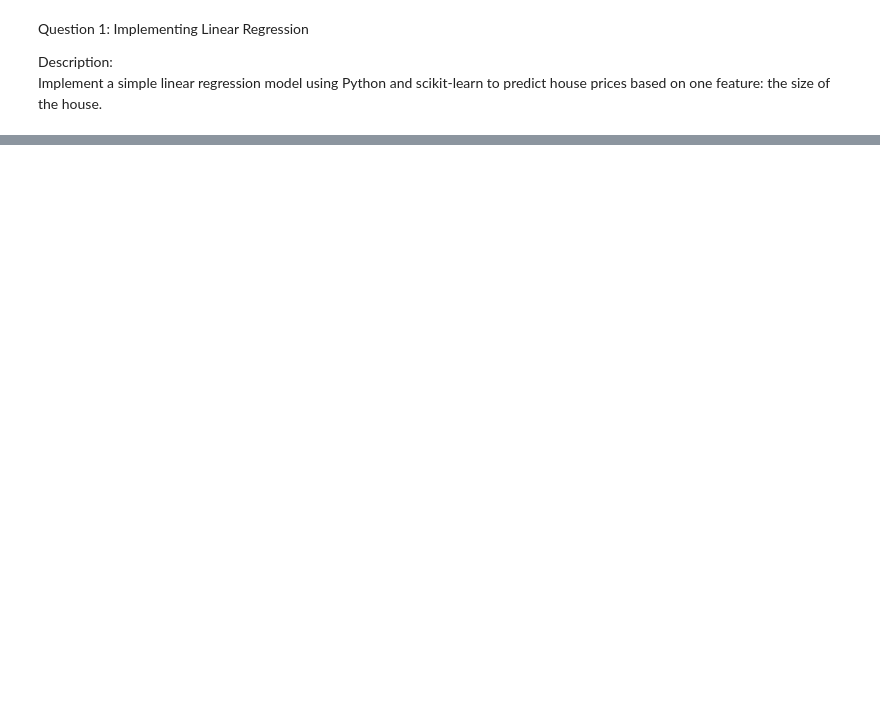
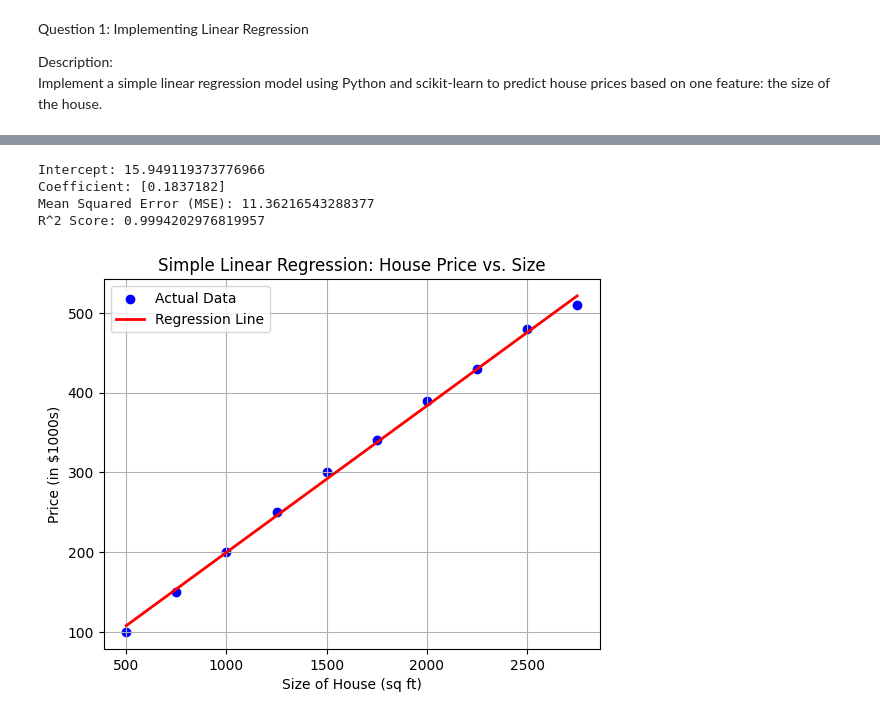
Before and after one commit to yuvaraj056/AI---ML, a Jupyter notebook: src/Module 5/Introduction to Supervised Learning & Regression/q1.ipynb, the cells around one changed output, grey strips where cells are left out. Cells and saved outputs as stored; diff of their text form; code cells hidden in the pictures; blank space fills up the shorter version.

Commit message:
Implement simple linear regression model using scikit-learn to predict house prices

```diff
--- a/src/Module 5/Introduction to Supervised Learning & Regression/q1.ipynb
+++ b/src/Module 5/Introduction to Supervised Learning & Regression/q1.ipynb
@@ -65,0 +6,45 @@ R-Squared Score: -0.00
+# %%
+# Import required libraries
+import numpy as np
+import matplotlib.pyplot as plt
+from sklearn.linear_model import LinearRegression
+from sklearn.model_selection import train_test_split
+from sklearn.metrics import mean_squared_error, r2_score
+
+# Dataset: House size (sq ft) and price (in $1000s)
+X = np.array([500, 750, 1000, 1250, 1500, 1750, 2000, 2250, 2500, 2750]).reshape(-1, 1)
+y = np.array([100, 150, 200, 250, 300, 340, 390, 430, 480, 510])
+
+# Split the data into training and test sets (80% train, 20% test)
+X_train, X_test, y_train, y_test = train_test_split(X, y, test_size=0.2, random_state=0)
+
+# Create and train the linear regression model
+model = LinearRegression()
+model.fit(X_train, y_train)
+
+# Predict on test set
+y_pred = model.predict(X_test)
+
+# Print model parameters
+print("Intercept:", model.intercept_)
+print("Coefficient:", model.coef_)
+
+# Evaluate the model
+print("Mean Squared Error (MSE):", mean_squared_error(y_test, y_pred))
+print("R^2 Score:", r2_score(y_test, y_pred))
+
+# Visualize the regression line with data points
+plt.scatter(X, y, color='blue', label='Actual Data')
+plt.plot(X, model.predict(X), color='red', linewidth=2, label='Regression Line')
+plt.title("Simple Linear Regression: House Price vs. Size")
+plt.xlabel("Size of House (sq ft)")
+plt.ylabel("Price (in $1000s)")
+plt.legend()
+plt.grid(True)
+plt.show()
+# %% [output]
+Intercept: 15.949119373776966
+Coefficient: [0.1837182]
+Mean Squared Error (MSE): 11.36216543288377
+R^2 Score: 0.9994202976819957
+[figure, added]
```
Also changed, not shown: parts of 1 cell of this notebook.
